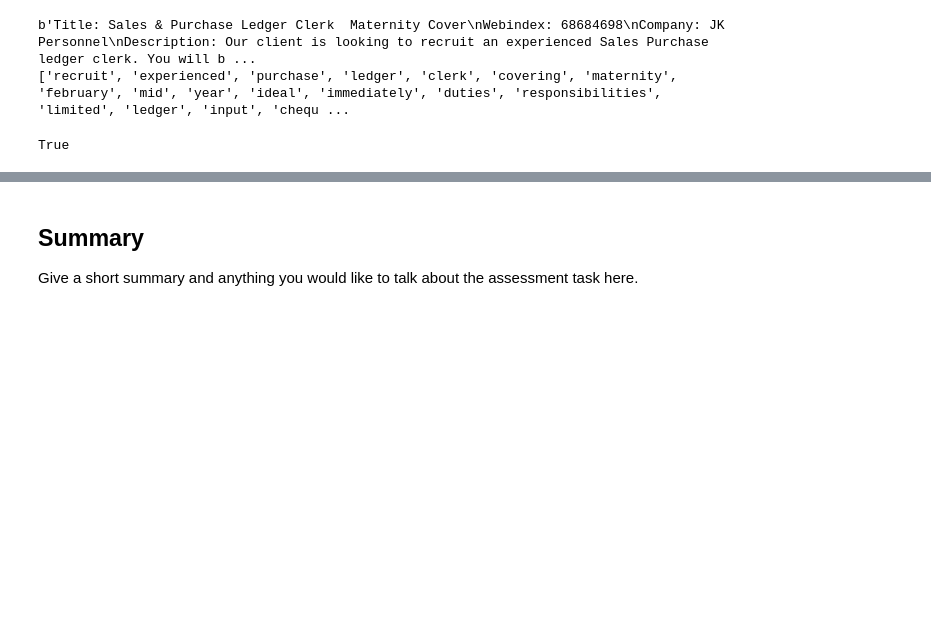
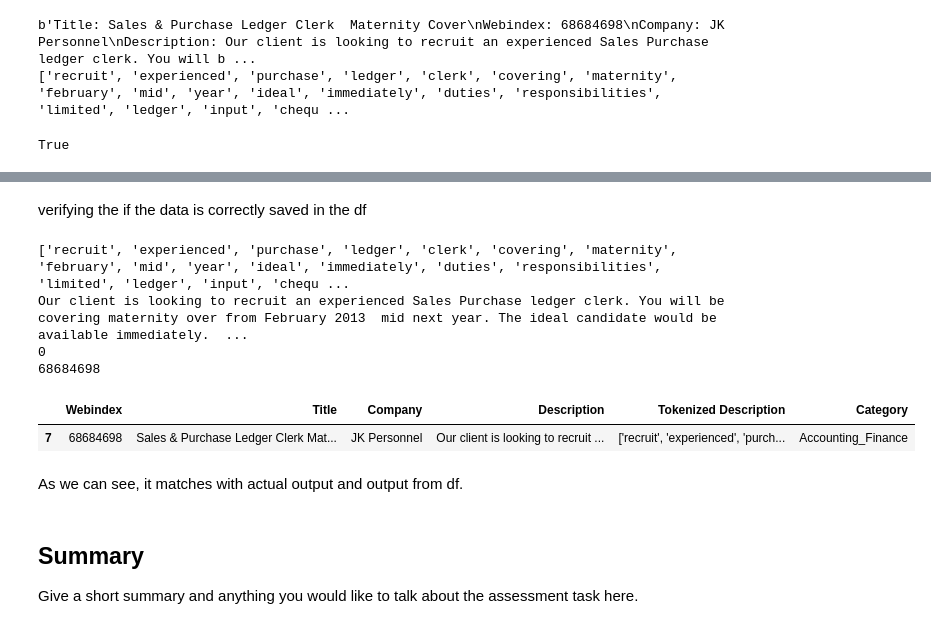
Before and after one commit to ayushpatel2002/jobs-data-NLP, a Jupyter notebook: task1.ipynb, the cells around one changed output, grey strips where cells are left out. Cells and saved outputs as stored; diff of their text form; code cells hidden in the pictures; blank space fills up the shorter version.

```diff
--- a/task1.ipynb
+++ b/task1.ipynb
@@ -432,3 +522,20 @@ True
+# %% [markdown]
+verifying the if the data is correctly saved in the df
+# %%
+print(tk_description[test_index])
+print(description[test_index])
+print(category[test_index])
+print(webindex[test_index])
+jobs_data[jobs_data['Webindex'] == int(webindex[test_index])]
+# %% [output]
+['recruit', 'experienced', 'purchase', 'ledger', 'clerk', 'covering', 'maternity', 'february', 'mid', 'year', 'ideal', 'immediately', 'duties', 'responsibilities', 'limited', 'ledger', 'input', 'chequ ...
+Our client is looking to recruit an experienced Sales Purchase ledger clerk. You will be covering maternity over from February 2013  mid next year. The ideal candidate would be available immediately.  ...
+0
+68684698
+|  | Webindex | Title | Company | Description | Tokenized Description | Category |
+| 7 | 68684698 | Sales & Purchase Ledger Clerk Mat... | JK Personnel | Our client is looking to recruit ... | ['recruit', 'experienced', 'purch... | Accounting_Finance |
+# %% [markdown]
+As we can see, it matches with actual output and output from df.
 # %% [markdown]
 ## Summary
 Give a short summary and anything you would like to talk about the assessment task here.
```
Also changed, not shown: parts of 16 cells of this notebook, 8 other files.
